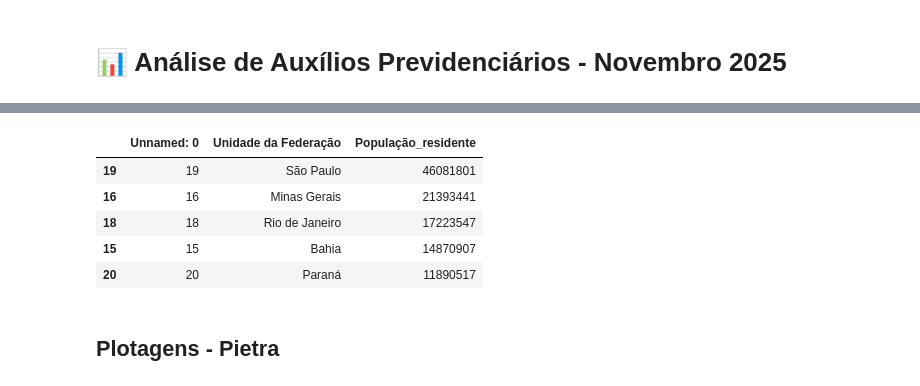
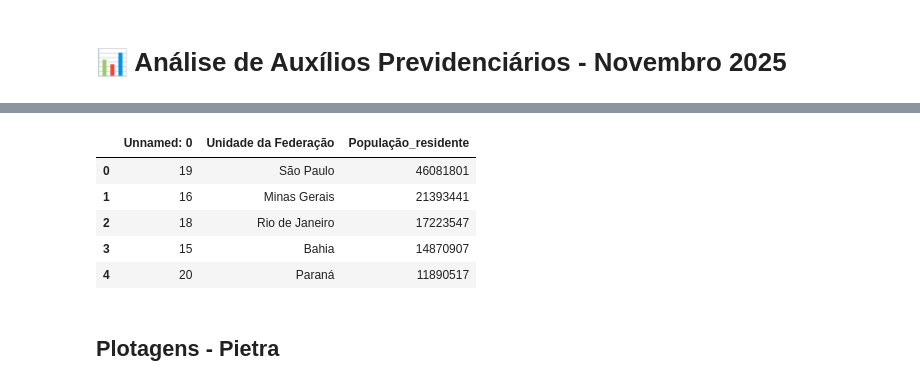
Before and after one commit to Estressei/ProjetoTrilhaDados, a Jupyter notebook: main.ipynb, the cells around one changed output, grey strips where cells are left out. Saved outputs shown, nothing was run; the diff lists cells and outputs as text; code cells hidden in the pictures.

```diff
--- a/main.ipynb
+++ b/main.ipynb
@@ -19,15 +19,14 @@ auxilios.head(4)
 # %%
 #Leitura do dataset de dados populacional tratado
 populacao = pd.read_csv('dados/dados_populacional_limpo.csv')
-populacao = populacao.sort_values('População_residente', ascending=False)
 populacao.head()
 # %% [output]
 |  | Unnamed: 0 | Unidade da Federação | População_residente |
-| 19 | 19 | São Paulo | 46081801 |
-| 16 | 16 | Minas Gerais | 21393441 |
-| 18 | 18 | Rio de Janeiro | 17223547 |
-| 15 | 15 | Bahia | 14870907 |
-| 20 | 20 | Paraná | 11890517 |
+| 0 | 19 | São Paulo | 46081801 |
+| 1 | 16 | Minas Gerais | 21393441 |
+| 2 | 18 | Rio de Janeiro | 17223547 |
+| 3 | 15 | Bahia | 14870907 |
+| 4 | 20 | Paraná | 11890517 |
 # %% [markdown]
 ## Plotagens - Pietra
 # %%
```
Also changed, not shown: parts of 4 cells of this notebook, 2 other files.
